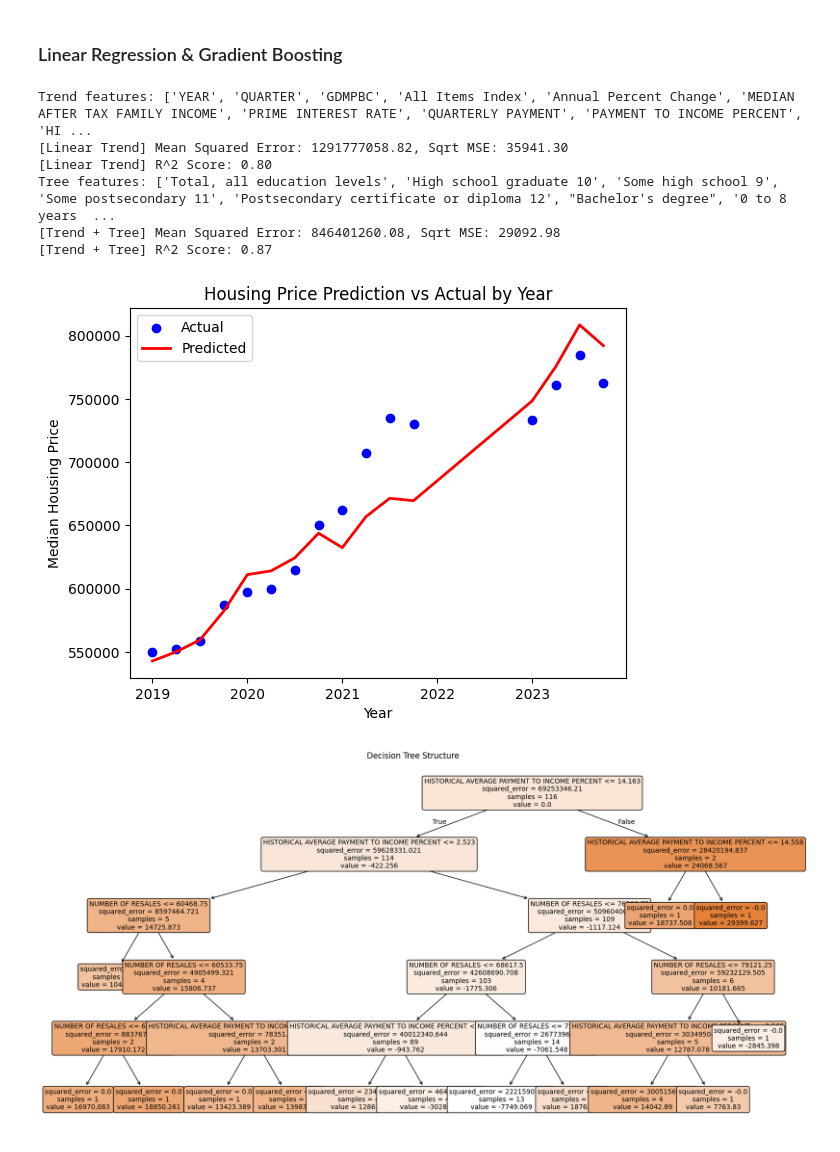
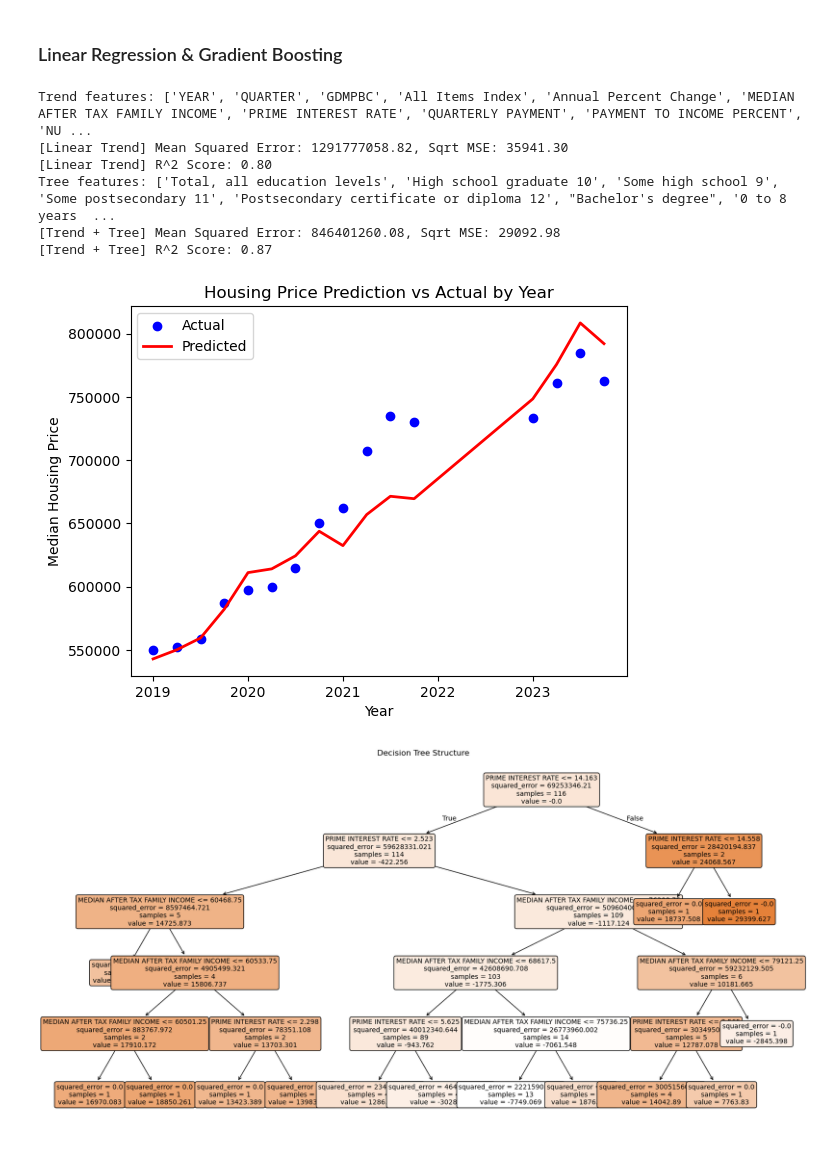
Before and after one commit to NgZiXin/CMPT310, a Jupyter notebook: gradient_boost.ipynb, the cells around one changed output. Cells and saved outputs as stored; diff of their text form; code cells hidden in the pictures.

```diff
--- a/gradient_boost.ipynb
+++ b/gradient_boost.ipynb
@@ -140,0 +11,4 @@ Name: 3, dtype: float64
+# %%
+df = pd.read_csv('Data/edited data/merged_data.csv')
+df_merged = df.astype(float)
+print(df_merged.iloc[0])
@@ -149,7 +41,7 @@ from sklearn.metrics import mean_squared_error, r2_score
 df_train = df_merged[df_merged['YEAR'] <= 2018]
 df_test = df_merged[df_merged['YEAR'] > 2018]
 
-trend_features = ['YEAR', 'QUARTER', 'GDMPBC', 'All Items Index', 'Annual Percent Change', 'MEDIAN AFTER TAX FAMILY INCOME','PRIME INTEREST RATE','QUARTERLY PAYMENT','PAYMENT TO INCOME PERCENT','HISTORICAL AVERAGE PAYMENT TO INCOME PERCENT','NUMBER OF RESALES']
+trend_features = ['YEAR', 'QUARTER', 'GDMPBC', 'All Items Index', 'Annual Percent Change', 'MEDIAN AFTER TAX FAMILY INCOME','PRIME INTEREST RATE','QUARTERLY PAYMENT','PAYMENT TO INCOME PERCENT','NUMBER OF RESALES']
 tree_features = ['Total, all education levels', 'High school graduate 10', 'Some high school 9', 'Some postsecondary 11', 'Postsecondary certificate or diploma 12', "Bachelor's degree", '0 to 8  years 8', 'University degree 13', "Above bachelor's degree", 'PRIME INTEREST RATE', 'MEDIAN AFTER TAX FAMILY INCOME']
 
 # Step 1: Linear Regression for Trend
@@ -184,7 +76,7 @@ r2 = r2_score(df_test['MEDIAN HOUSING PRICE'], final_pred)
 print(f'[Trend + Tree] Mean Squared Error: {mse:.2f}, Sqrt MSE: {np.sqrt(mse):.2f}')
 print(f'[Trend + Tree] R^2 Score: {r2:.2f}')
 # %% [output]
-Trend features: ['YEAR', 'QUARTER', 'GDMPBC', 'All Items Index', 'Annual Percent Change', 'MEDIAN AFTER TAX FAMILY INCOME', 'PRIME INTEREST RATE', 'QUARTERLY PAYMENT', 'PAYMENT TO INCOME PERCENT', 'HI ...
+Trend features: ['YEAR', 'QUARTER', 'GDMPBC', 'All Items Index', 'Annual Percent Change', 'MEDIAN AFTER TAX FAMILY INCOME', 'PRIME INTEREST RATE', 'QUARTERLY PAYMENT', 'PAYMENT TO INCOME PERCENT', 'NU ...
 [Linear Trend] Mean Squared Error: 1291777058.82, Sqrt MSE: 35941.30
 [Linear Trend] R^2 Score: 0.80
 Tree features: ['Total, all education levels', 'High school graduate 10', 'Some high school 9', 'Some postsecondary 11', 'Postsecondary certificate or diploma 12', "Bachelor's degree", '0 to 8  years  ...
@@ -205,19 +97,19 @@ plt.title('Housing Price Prediction vs Actual by Year')
 plt.legend()
 plt.show()
 # %% [output]
-[figure, old version]
+[figure, new version]
 # %%
 from sklearn.tree import plot_tree
 
 plt.figure(figsize=(20, 10))
 plot_tree(
     tree_model,
-    feature_names=x_train.columns,
+    feature_names=df_train[tree_features].columns,
     filled=True,
     rounded=True,
     fontsize=10
 )
 plt.title("Decision Tree Structure")
 plt.show()
 # %% [output]
-[figure, old version]
+[figure, new version]
```
Also changed, not shown: parts of 12 cells of this notebook, 4 other files.
